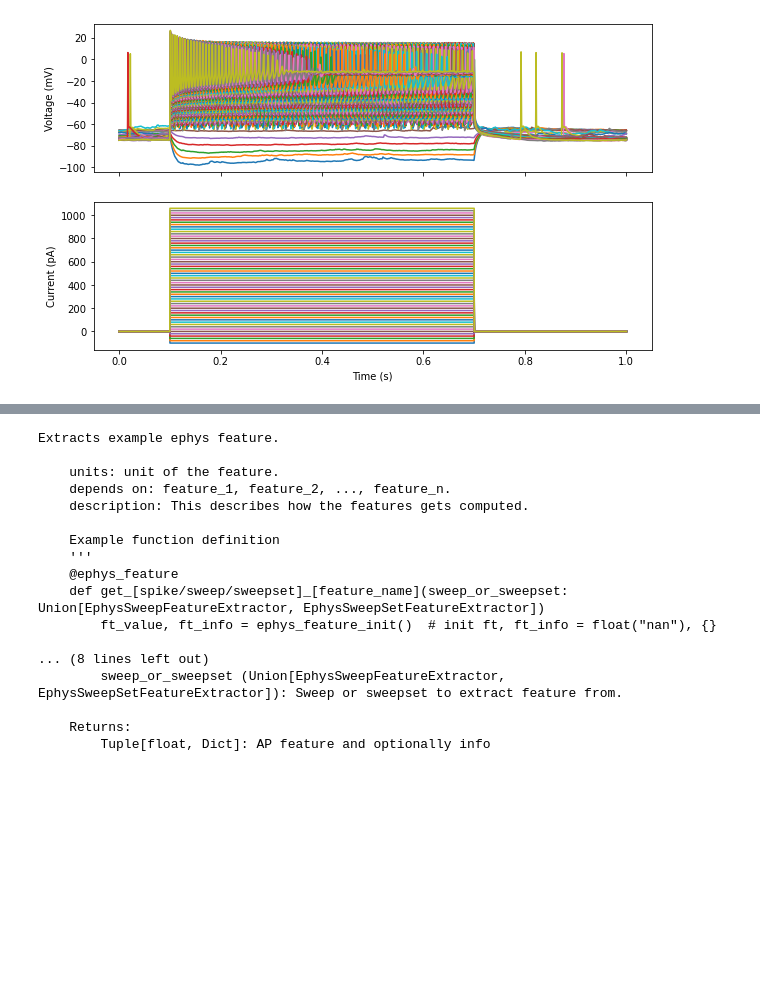
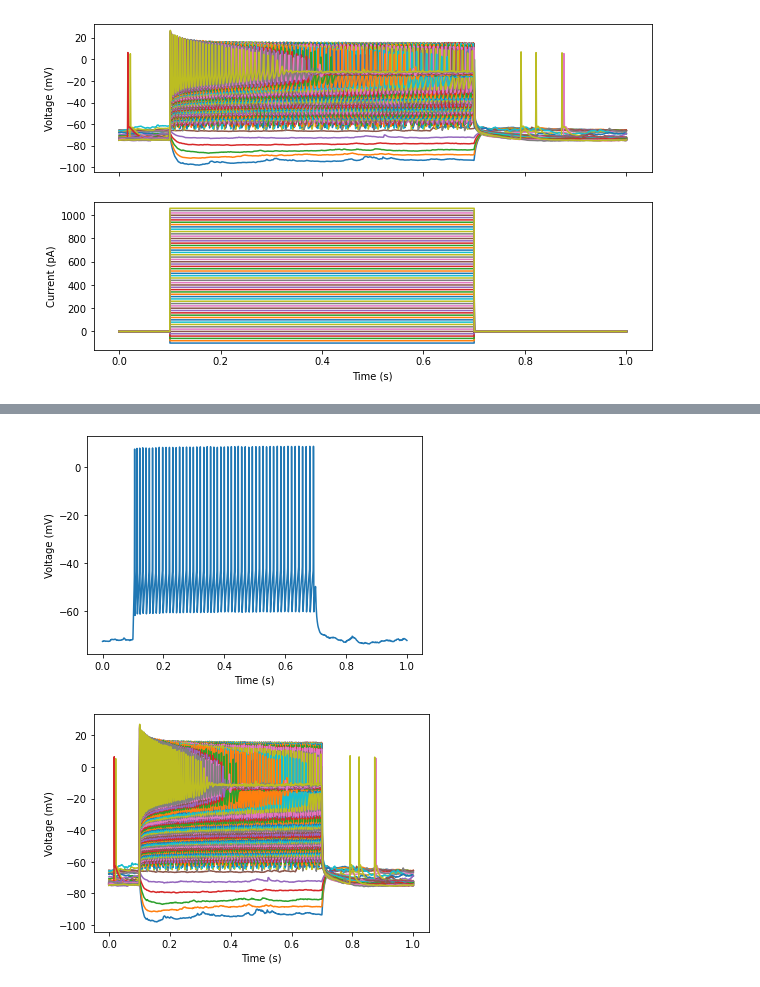
Before and after one commit to berenslab/ephyspy, a Jupyter notebook: example.ipynb, the cells around one changed output, grey strips where cells are left out. Cells and saved outputs as stored; diff of their text form; code cells hidden in the pictures; blank space fills up the shorter version.

Commit message:
add: redo example notebook for new API

```diff
--- a/example.ipynb
+++ b/example.ipynb
@@ -157,21 +47,38 @@ WARNING:matplotlib.legend:No artists with labels found to put in legend.  Note t
-# %%
-# New sweep and sweepset features can be added via the @epyhs_feature decorator
-print(get_example_feature.__doc__)
-# %% [output]
-Extracts example ephys feature.
-
-    units: unit of the feature.
-    depends on: feature_1, feature_2, ..., feature_n.
-    description: This describes how the features gets computed.
-
-    Example function definition
-    '''
-    @ephys_feature
-    def get_[spike/sweep/sweepset]_[feature_name](sweep_or_sweepset: Union[EphysSweepFeatureExtractor, EphysSweepSetFeatureExtractor])
-        ft_value, ft_info = ephys_feature_init()  # init ft, ft_info = float("nan"), {}
-
-... (8 lines left out)
-        sweep_or_sweepset (Union[EphysSweepFeatureExtractor, EphysSweepSetFeatureExtractor]): Sweep or sweepset to extract feature from.
-
-    Returns:
-        Tuple[float, Dict]: AP feature and optionally info
+# %%
+# The fundametal objects that this toolbox operates on a are `EphysSweep`s
+# and `EphysSweepSet`s, which are wrapped versions of the AllenSDKs
+# `EphysSweepExtractor` and `EphysSweepSetExtractor` classes to provide additional
+# functionality and a more intuitive interface.
+
+# These can be created from the above data as follows:
+# create sweep
+example_sweep = EphysSweep(
+    t_set[13], u_set[13], i_set[13], filter=1, metadata={"dc_offset": dc_offset}
+)
+
+# the `.plot()` method enables quick visualization of the data
+example_sweep.plot()
+
+
+# create sweepset
+example_sweepset = EphysSweepSet(
+    t_set,
+    u_set,
+    i_set,
+    filter=1,
+    metadata={"dc_offset": dc_offset},
+)
+
+# ... which also comes with its own `.plot()` method
+example_sweepset.plot()
+
+# the metadata attribute of the sweepset can be used to supply any kind of additional
+# information about sweeps or the sweepset as a whole that can be accessed later
+# (e.g. for plotting or setting hyperparameters for feature calculation)
+
+# since the sweepset is just a collection of sweeps, `EphysSweepSet` allows to access
+# individual sweeps by indexing
+example_sweep = example_sweepset[13]
+# %% [output]
+[figure, added]
+[figure, added]
```
Also changed, not shown: parts of 16 cells of this notebook.
